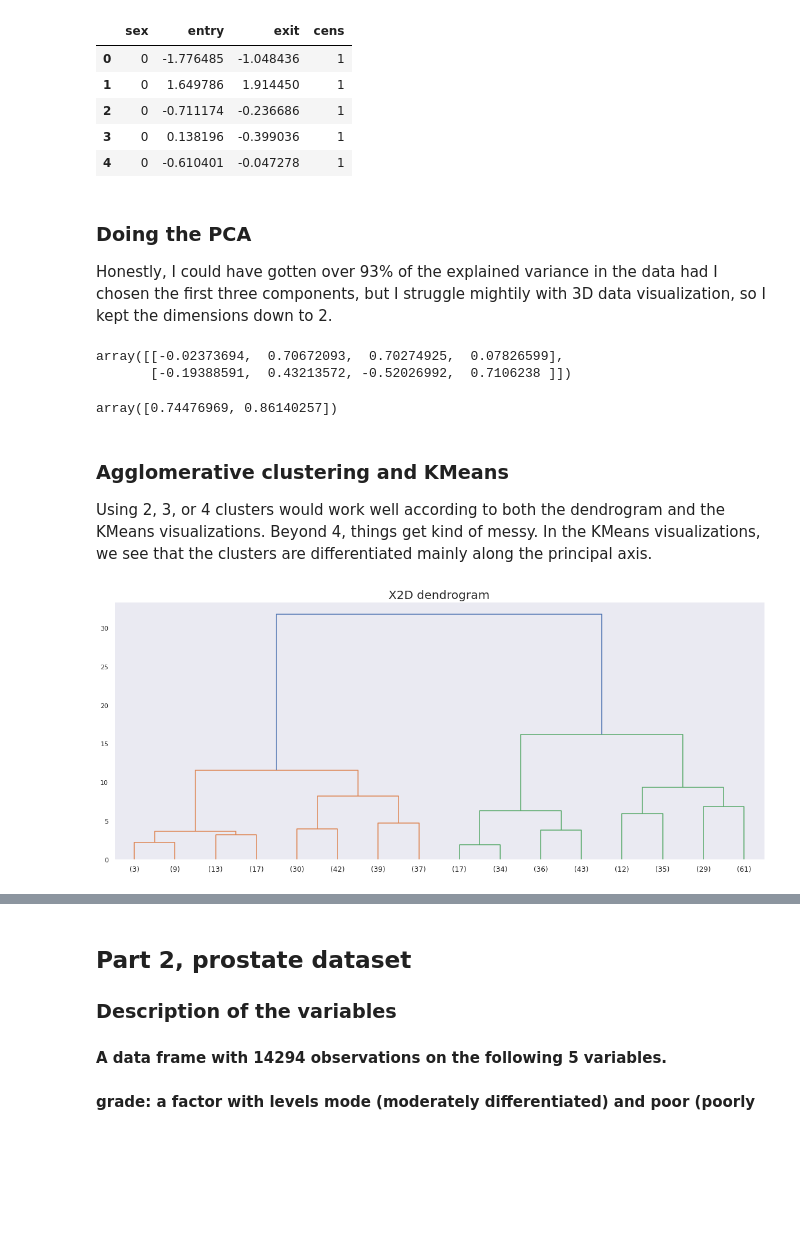
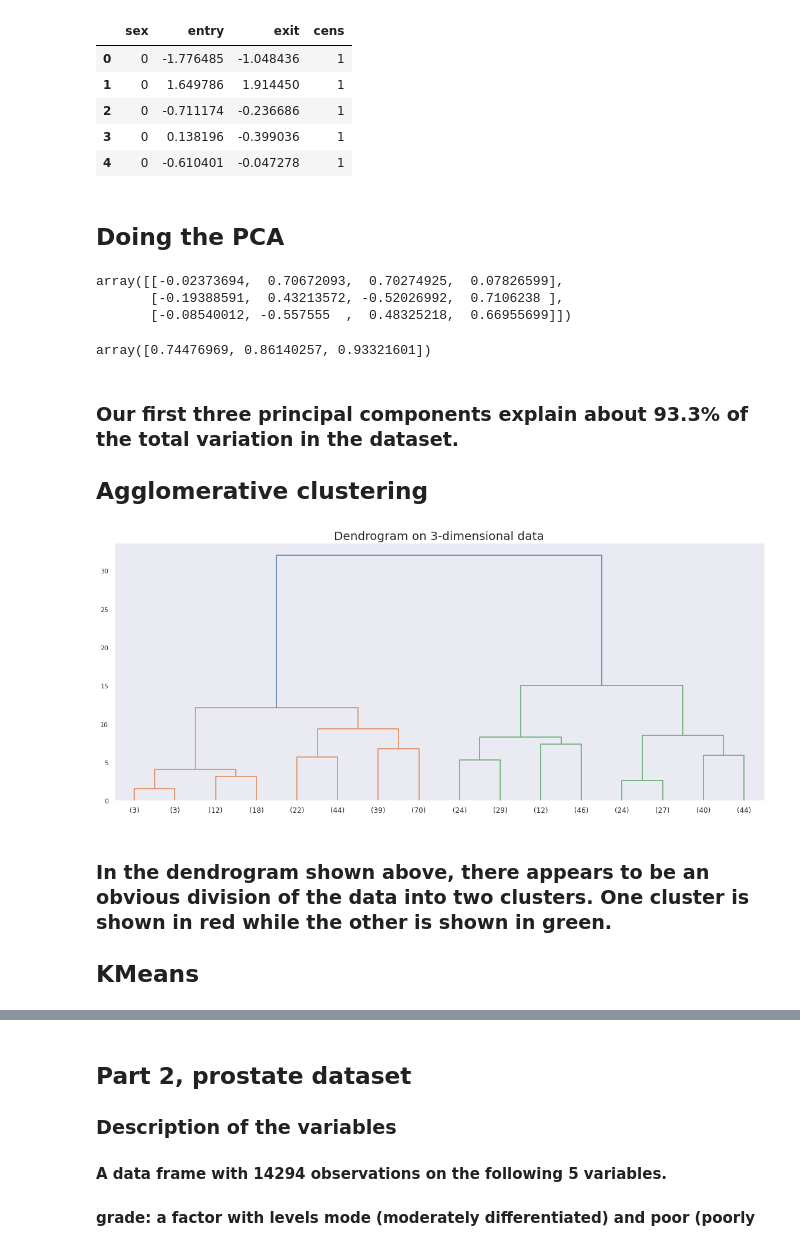
Before and after one commit to David-Kuralt/David_Kuralt_projects, a Jupyter notebook: assignment7.ipynb, the cells around one changed output, grey strips where cells are left out. Cells and saved outputs as stored; diff of their text form; code cells hidden in the pictures; blank space fills up the shorter version.

```diff
--- a/assignment7.ipynb
+++ b/assignment7.ipynb
@@ -98,27 +98,27 @@ chan_df.head()
 | 3 | 0 | 0.138196 | -0.399036 | 1 |
 | 4 | 0 | -0.610401 | -0.047278 | 1 |
 # %% [markdown]
-### Doing the PCA
-Honestly, I could have gotten over 93% of the explained variance in the data had I chosen the first three components, but I struggle mightily with 3D data visualization, so I kept the dimensions down to 2.
+## Doing the PCA
 # %%
 from sklearn.decomposition import PCA
 
-decomp = PCA(n_components=2, svd_solver="full")
-X2D = decomp.fit_transform(chan_df)
+decomp = PCA(n_components=3, svd_solver="full")
+X3D = decomp.fit_transform(chan_df)
 # %%
-# the component vectors
+# the first three component vectors
 decomp.components_
 # %% [output]
 array([[-0.02373694,  0.70672093,  0.70274925,  0.07826599],
-       [-0.19388591,  0.43213572, -0.52026992,  0.7106238 ]])
+       [-0.19388591,  0.43213572, -0.52026992,  0.7106238 ],
+       [-0.08540012, -0.557555  ,  0.48325218,  0.66955699]])
 # %%
 # cumulative sum of the explained variance ratios
 np.cumsum(decomp.explained_variance_ratio_)
 # %% [output]
-array([0.74476969, 0.86140257])
+array([0.74476969, 0.86140257, 0.93321601])
 # %% [markdown]
-### Agglomerative clustering and KMeans
-Using 2, 3, or 4 clusters would work well according to both the dendrogram and the KMeans visualizations. Beyond 4, things get kind of messy. In the KMeans visualizations, we see that the clusters are differentiated mainly along the principal axis.
+### Our first three principal components explain about 93.3% of the total variation in the dataset.
+## Agglomerative clustering
 # %%
 from sklearn.cluster import AgglomerativeClustering
 from scipy.cluster.hierarchy import dendrogram
@@ -127,38 +127,42 @@ cluster = AgglomerativeClustering(n_clusters=None,
                                   compute_full_tree=True,
                                   distance_threshold=0)
 
-cluster.fit_predict(X2D)
+cluster.fit_predict(X3D)
 
-# I copied this function directly from the documentation
+# I copied the function beow directly from the sklearn.cluster documentation
+
 def plot_dendrogram(model, **kwargs):
     # Create linkage matrix and then plot the dendrogram
 
     # create the counts of samples under each node
     counts = np.zeros(model.children_.shape[0])
     n_samples = len(model.labels_)
     for i, merge in enumerate(model.children_):
         current_count = 0
         for child_idx in merge:
             if child_idx < n_samples:
                 current_count += 1  # leaf node
             else:
                 current_count += counts[child_idx - n_samples]
         counts[i] = current_count
 
     linkage_matrix = np.column_stack(
         [model.children_, model.distances_, counts]
     ).astype(float)
 
     # Plot the corresponding dendrogram
     dendrogram(linkage_matrix, **kwargs)
 
 fig, ax = plt.subplots(figsize=(16,7))
 plot_dendrogram(cluster, truncate_mode="level", p=3)
 ax.grid(b=None)
-ax.set_title("X2D dendrogram", size=20)
+ax.set_title("Dendrogram on 3-dimensional data", size=20)
 plt.tight_layout()
 # %% [output]
-[figure, old version]
+[figure, new version]
+# %% [markdown]
+### In the dendrogram shown above, there appears to be an obvious division of the data into two clusters. One cluster is shown in red while the other is shown in green.
+## KMeans
 # %%
 from sklearn.cluster import KMeans
 
```
Also changed, not shown: parts of 31 cells of this notebook.
